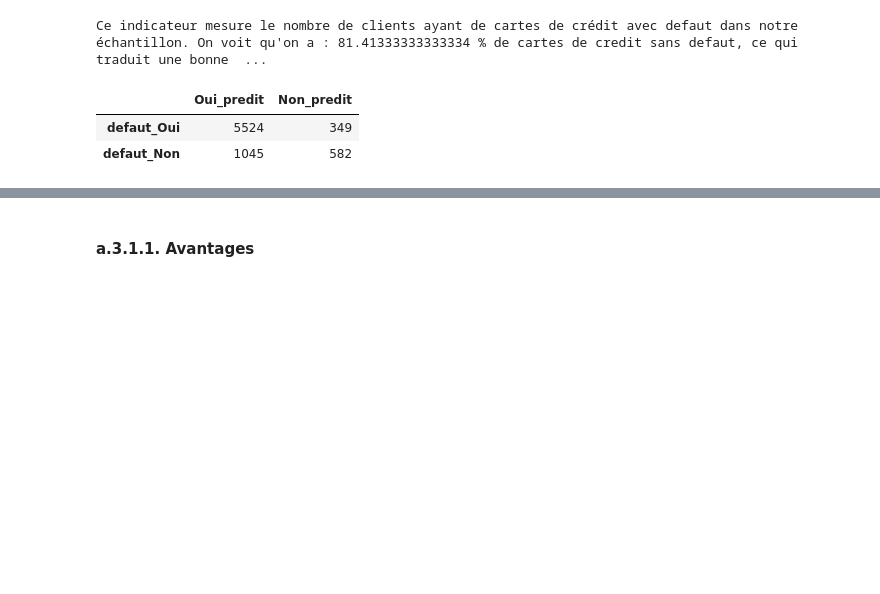
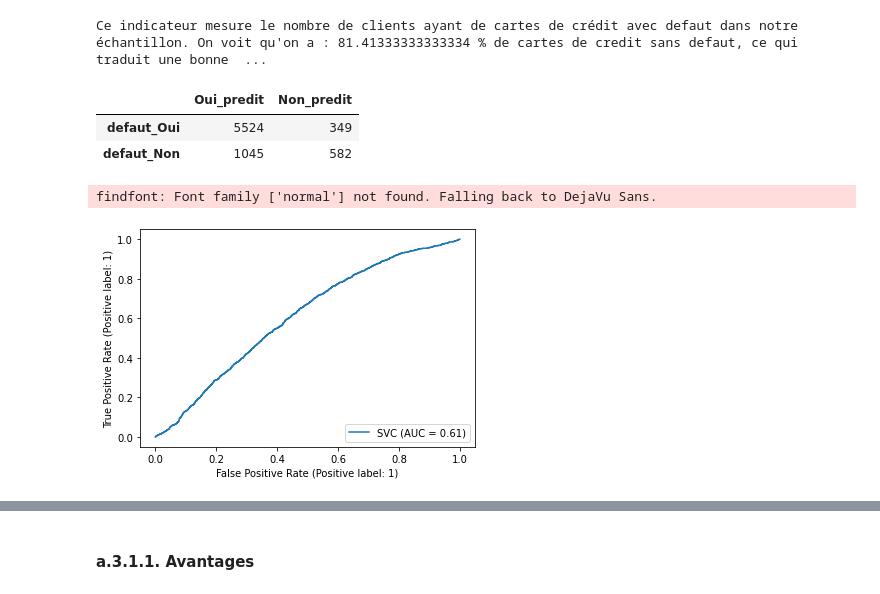
Before and after one commit to MimboureYara/ML-Apprentissage-Supervis-et-Feature-engineering, a Jupyter notebook: Mini devoir en machine learning.ipynb, the cells around one changed output, grey strips where cells are left out. Drawn from its saved outputs; the diff is of its cells as text; code cells hidden in the pictures; blank space fills up the shorter version.

```diff
--- a/Mini devoir en machine learning.ipynb
+++ b/Mini devoir en machine learning.ipynb
@@ -540,3 +594,10 @@ pd.DataFrame(confusion_matrix(y_test, modele_rf.predict(x_test)),
 |  | Oui_predit | Non_predit |
 | defaut_Oui | 5524 | 349 |
 | defaut_Non | 1045 | 582 |
+# %%
+from sklearn.metrics import plot_roc_curve
+svc_disp = plot_roc_curve(svc, x_test, y_test)
+plt.show()
+# %% [output]
+findfont: Font family ['normal'] not found. Falling back to DejaVu Sans.
+[figure, added]
```
Also changed, not shown: parts of 14 cells of this notebook.
